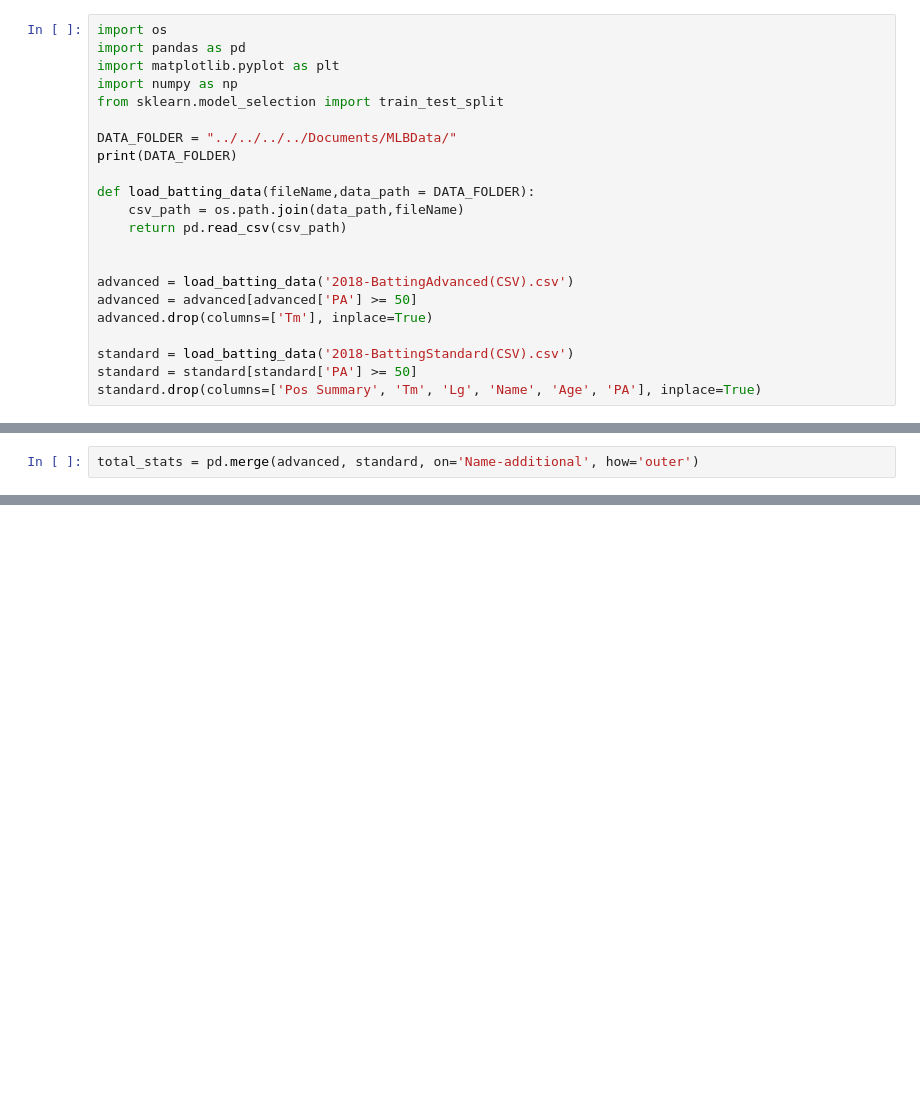
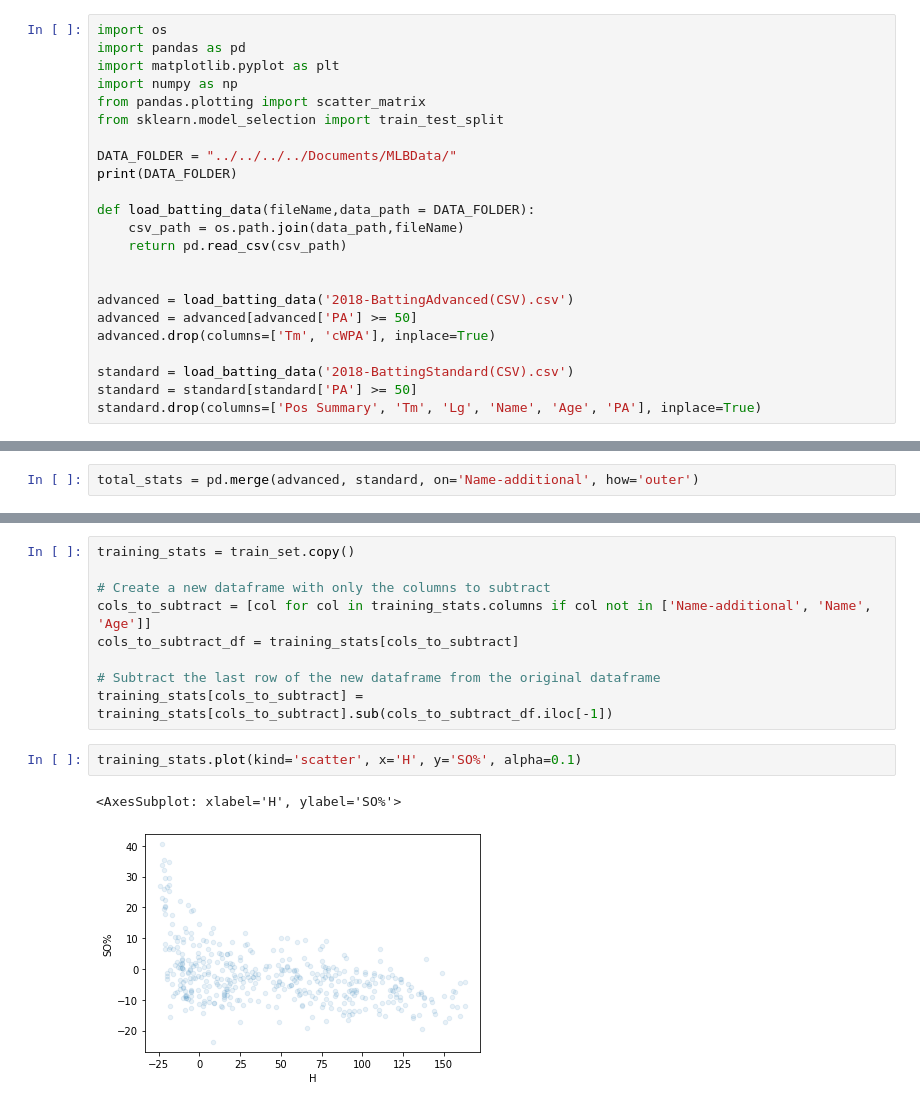
Before and after one commit to jhein1892/fantasy_ML_batters, a Jupyter notebook: Batter.ipynb, the cells around one changed output, grey strips where cells are left out. Cells and saved outputs as stored; diff of their text form; blank space fills up the shorter version.

Commit message:
neutralized players stats against the league average

```diff
--- a/Batter.ipynb
+++ b/Batter.ipynb
@@ -3,6 +3,7 @@ import os
 import pandas as pd
 import matplotlib.pyplot as plt
 import numpy as np
+from pandas.plotting import scatter_matrix
 from sklearn.model_selection import train_test_split
 
 DATA_FOLDER = "../../../../Documents/MLBData/"
@@ -15,7 +16,7 @@ def load_batting_data(fileName,data_path = DATA_FOLDER):
 
 advanced = load_batting_data('2018-BattingAdvanced(CSV).csv')
 advanced = advanced[advanced['PA'] >= 50]
-advanced.drop(columns=['Tm'], inplace=True)
+advanced.drop(columns=['Tm', 'cWPA'], inplace=True)
 
 standard = load_batting_data('2018-BattingStandard(CSV).csv')
 standard = standard[standard['PA'] >= 50]
@@ -68,3 +54,17 @@ print(len(test_set))
 # %% [output]
 440
 111
+# %%
+training_stats = train_set.copy()
+
+# Create a new dataframe with only the columns to subtract
+cols_to_subtract = [col for col in training_stats.columns if col not in ['Name-additional', 'Name', 'Age']]
+cols_to_subtract_df = training_stats[cols_to_subtract]
+
+# Subtract the last row of the new dataframe from the original dataframe
+training_stats[cols_to_subtract] = training_stats[cols_to_subtract].sub(cols_to_subtract_df.iloc[-1])
+# %%
+training_stats.plot(kind='scatter', x='H', y='SO%', alpha=0.1)
+# %% [output]
+<AxesSubplot: xlabel='H', ylabel='SO%'>
+[figure, added]
```
Also changed, not shown: parts of 10 cells of this notebook.
